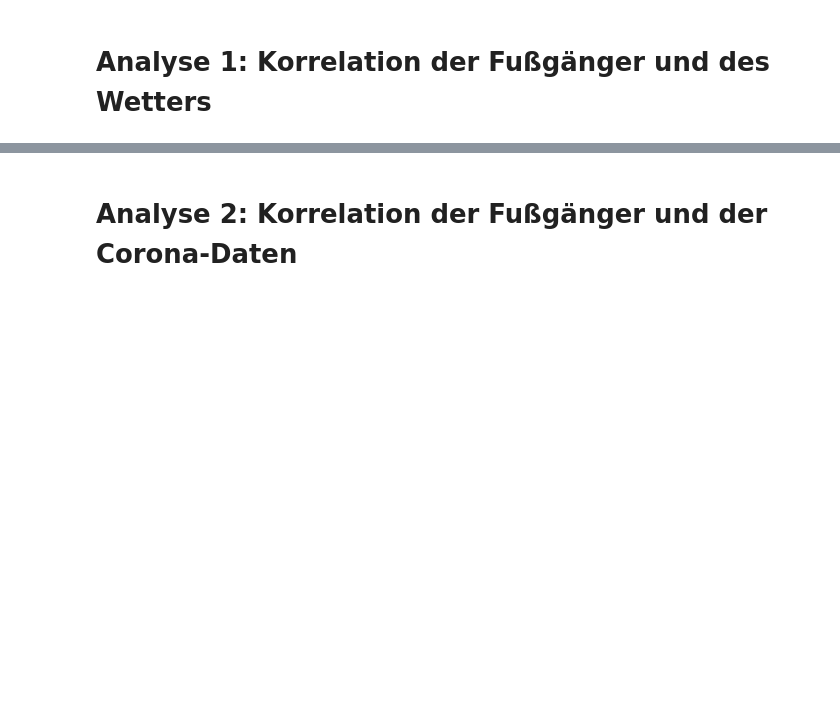
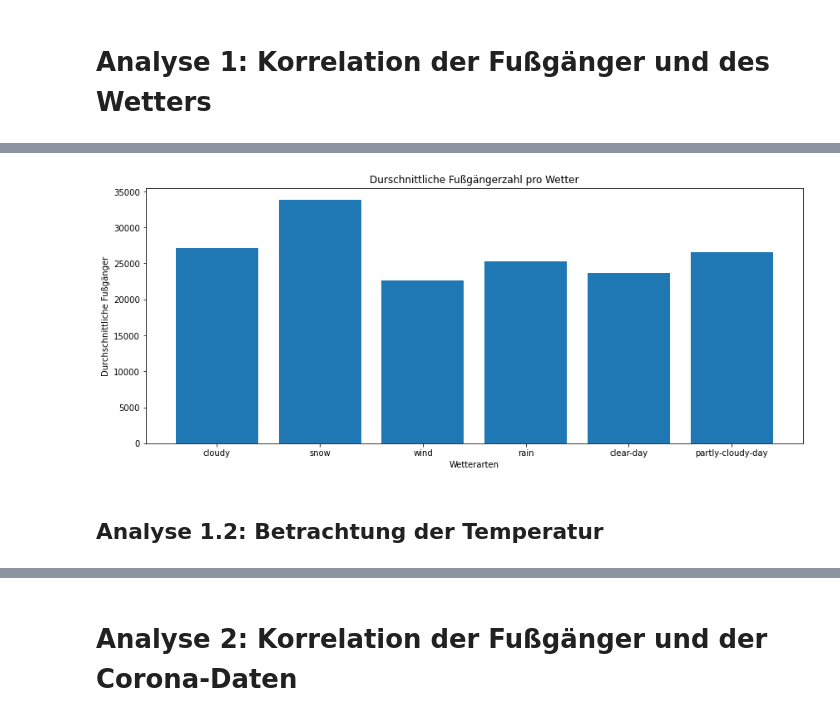
Before and after one commit to insabelter/Big_Data_Project, a Jupyter notebook: Python Notebooks/Analyse und Visualisierung.ipynb, the cells around one changed output, grey strips where cells are left out. Saved outputs shown, nothing was run; the diff lists cells and outputs as text; code cells hidden in the pictures; blank space fills up the shorter version.

Commit message:
added weather analysis from other notebook

```diff
--- a/Python Notebooks/Analyse und Visualisierung.ipynb
+++ b/Python Notebooks/Analyse und Visualisierung.ipynb
@@ -32,0 +133,12 @@ Vergleicht man stattdessen zufällige Listen, dann gehen die Korrelationswerte g
+# %%
+def count_dimension(dimension):
+    dic = {}
+    pipeline = [
+        {
+            "$group" : {"_id":f'${dimension}', "count":{"$sum":1}}
+        }
+    ]
+    for row in pedestrians.aggregate(pipeline):
+        dic[row['_id']] = row['count']
+
+    return dic
@@ -32,0 +183,37 @@ Vergleicht man stattdessen zufällige Listen, dann gehen die Korrelationswerte g
+# %%
+def count_avg_ped_per_dimension(dimension):
+    dic = {}
+    pipeline = [
+        {
+            "$group" : {"_id":f'${dimension}', "pedestrians count":{"$sum":"$pedestrians count"}}
+        }
+    ]
+    for row in pedestrians.aggregate(pipeline):
+        dic[row['_id']] = row['pedestrians count']
+
+    counts = count_dimension(dimension)
+    for key in dic:
+        dic[key] /= counts[key]
+        dic[key] = round(dic[key],2)
+    dic.pop('')
+    return dic
+# %%
+import matplotlib.pyplot as plt
+
+def plot_weather(dic,title):
+    x = list(dic.keys())
+    y = list(dic.values())
+    fig, ax1 = plt.subplots(figsize=(12, 5))
+
+    ax1.bar(x,y)
+    plt.xlabel("Wetterarten")
+    plt.ylabel("Durchschnittliche Fußgänger")
+    fig.tight_layout()
+    plt.title(title)
+    plt.show()
+# %%
+plot_weather(count_avg_ped_per_dimension("weather condition"),"Durschnittliche Fußgängerzahl pro Wetter")
+# %% [output]
+[figure, added]
+# %% [markdown]
+## Analyse 1.2: Betrachtung der Temperatur
```
Also changed, not shown: parts of 38 cells of this notebook, 1 other file.
